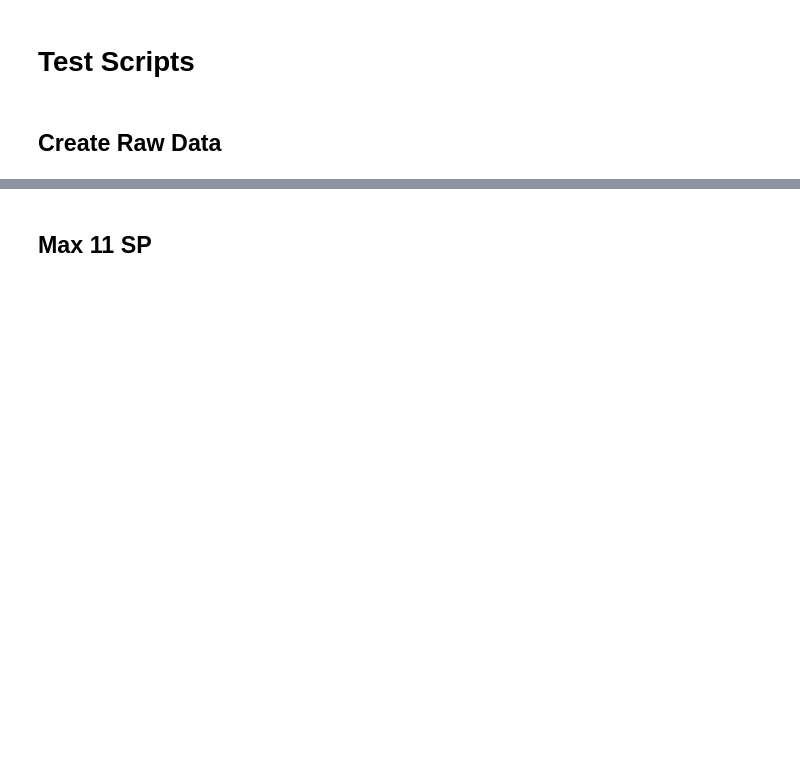
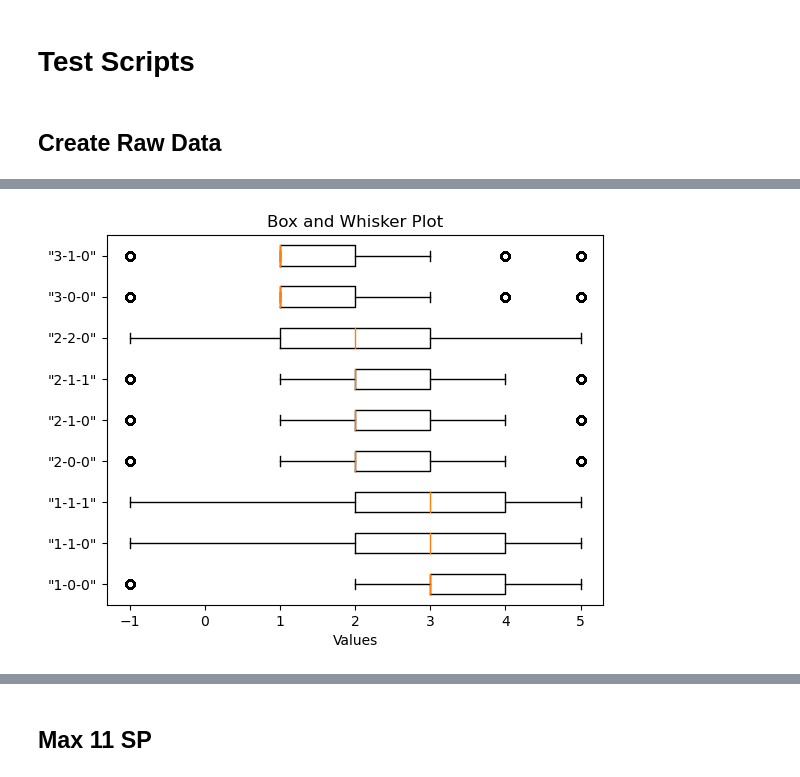
Before and after one commit to Exkalamity/HSR_Action_Simulator, a Jupyter notebook: qingque_create_sp_data.ipynb, the cells around one changed output, grey strips where cells are left out. Saved outputs shown, nothing was run; the diff lists cells and outputs as text; code cells hidden in the pictures; blank space fills up the shorter version.

```diff
--- a/qingque_create_sp_data.ipynb
+++ b/qingque_create_sp_data.ipynb
@@ -305,0 +338,7 @@ normalsp.raw_data
+# %%
+plt.boxplot(normalsp.raw_data.values, labels=normalsp.raw_data.columns, vert=False)
+plt.xlabel('Values')
+plt.title('Box and Whisker Plot')
+plt.show()
+# %% [output]
+[figure, added]
```
Also changed, not shown: parts of 20 cells of this notebook, 18 other files.
